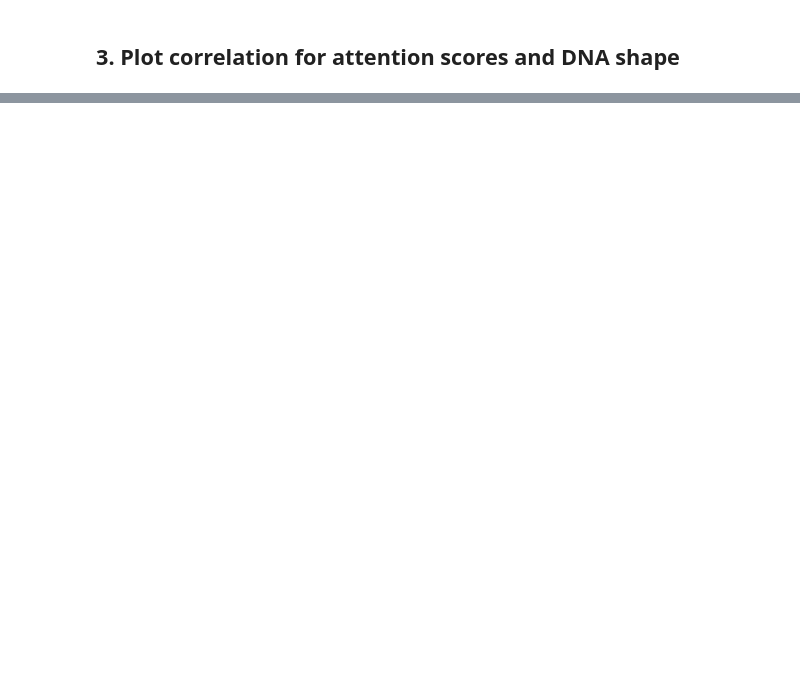
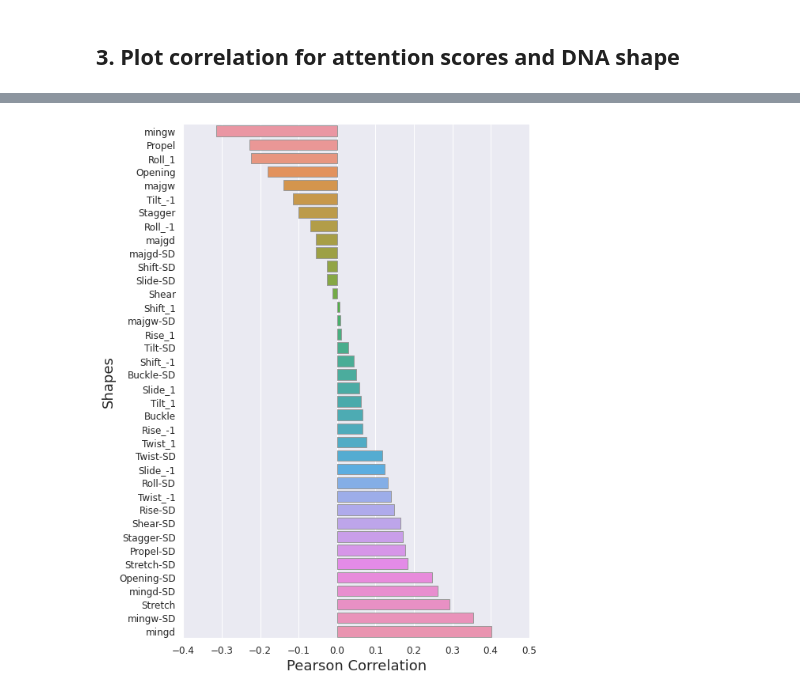
Before and after one commit to beckii0930/nucleosome_occupancy, a Jupyter notebook: tbinet_stuff/analyze_attention2.ipynb, the cells around one changed output, grey strips where cells are left out. Saved outputs shown, nothing was run; the diff lists cells and outputs as text; code cells hidden in the pictures; blank space fills up the shorter version.

```diff
--- a/tbinet_stuff/analyze_attention2.ipynb
+++ b/tbinet_stuff/analyze_attention2.ipynb
@@ -533,6 +690,0 @@ for seq in range(len(attention_outputs)):
-# %%
-# print(ordered_kmerCounts.keys())
-for k, _ in mapped_add.items():
-    r = reverse_complement(k)
-    v = mapped_add[k] / (kmerCounts[k] + kmerCounts[r])
-    mapped_add[k] = v
@@ -540,0 +707,6 @@ mapped
+# %%
+ordered_map_add_norm = normKmerCount_addReverse(ordered_map_add, kmerCounts)
+print(len(ordered_map_add_norm))
+print(len(ordered_map_add))
+ordered_map_add_norm0 = normKmerCount_addReverse(ordered_map_add0, kmerCounts0)
+ordered_map_add_norm1 = normKmerCount_addReverse(ordered_map_add1, kmerCounts1)
@@ -563,8 +746,11 @@ import matplotlib.pyplot
 
 # use added reverse complement score way
 attention_score = []
+attention_score_norm = []
+
 for k in tb.items(): # set values to the 5mer order as seen in tb
-    attention_score.append(mapped_add[k[0]])
+    attention_score.append(ordered_map_add[k[0]])
+    attention_score_norm.append(ordered_map_add_norm[k[0]])
 
 shape_df =  pd.DataFrame.from_dict(tb,orient='index', columns=['Shear', 'Stretch', 'Stagger', 'Buckle', 'Propel', 'Opening',
 'Shift_-1', 'Shift_1', 'Slide_-1', 'Slide_1', 'Rise_-1', 'Rise_1','Tilt_-1', 'Tilt_1',
@@ -574,8 +760,9 @@ shape_df =  pd.DataFrame.from_dict(tb,orient='index', columns=['Shear', 'Stretch
 'mingd-SD', 'majgw-SD', 'majgd-SD'])
 # print(shape_df)
 shape_df['attention_score'] = attention_score
+shape_df['attention_score_norm'] = attention_score_norm
 # print(shape_df)
-# sns.set_theme(style="darkgrid")
+sns.set_theme(style="darkgrid")
 
 # sns.pairplot(shape_df);
 # plt.title("Attension Score Correlation: \n5-mers vs. Reverse Complements", fontsize=15)
@@ -662,0 +792,48 @@ majgd-SD vs. attention_score | Pearson: -0.05546, P-value -0.05546 | R^2: 0.0030
+# %%
+#################### Add person correlation annotation All Normalized ###################
+from scipy import stats
+AllDNAshape = ['Shear', 'Stretch', 'Stagger', 'Buckle', 'Propel', 'Opening',
+'Shift_-1', 'Shift_1', 'Slide_-1', 'Slide_1', 'Rise_-1', 'Rise_1',
+            'Tilt_-1', 'Tilt_1',
+'Roll_-1', 'Roll_1', 'Twist_-1', 'Twist_1', 'mingw', 'mingd', 'majgw', 'majgd',
+'Shear-SD', 'Stretch-SD', 'Stagger-SD', 'Buckle-SD', 'Propel-SD', 'Opening-SD',
+'Shift-SD', 'Slide-SD', 'Rise-SD', 'Tilt-SD', 'Roll-SD', 'Twist-SD', 'mingw-SD',
+'mingd-SD', 'majgw-SD', 'majgd-SD']
+pearson=[]
+p_val=[]
+all_shape_df = {}
+for shape in AllDNAshape:
+    cor = stats.pearsonr(shape_df[shape], shape_df['attention_score_norm'])[0]
+    pval = stats.pearsonr(shape_df[shape], shape_df['attention_score_norm'])[0]
+    r2 = stats.pearsonr(shape_df[shape], shape_df['attention_score_norm'])[0]**2
+    all_shape_df[shape] = [cor]
+#     pearson.append(cor)
+#     p_val.append(pval)
+#     print(f"{shape} vs. attention_score | Pearson: {cor:.5f}, P-value {pval:.5f} | R^2: {r2:.5f}")
+
+df = pd.DataFrame.from_dict(all_shape_df, orient='index', columns=['Pearson'])
+df["Shapes"] =all_shape_df.keys()
+
+df = df.sort_values(by=['Pearson'])
+# df = df.T
+df_sorted = df
+# print(df_sorted)
+shape_ordered = df_sorted.keys()
+# f, ax = plt.subplots(figsize=(7, 3))
+
+ax = sns.catplot(y="Shapes",x="Pearson",data=df_sorted, kind="bar", edgecolor=".6", height=10, aspect=.8)
+ax.set_axis_labels("Pearson Correlation", "Shapes", fontsize=18)
+ax.set_yticklabels(fontsize=12)
+ax.set_xticklabels(fontsize=12)
+
+# plt.gcf().set_size_inches(35, 8)
+
+# ax.set_xticklabels(ax.get_xticklabels(),rotation = 30, fontsize=20)
+# ax.set_ylim(-0.6, 0.6)
+# ax.set_xlabel('Shape', fontsize=33)
+# ax.set_ylabel('Attention Score', fontsize=35)
+# ax.set_title("Average Shape Attention Score Correlations", fontsize=50)
+plt.tight_layout()
+plt.savefig( fig_path + 'shape_attention_corr_bar.png', dpi=200)
+# %% [output]
+[figure, added]
```
Also changed, not shown: parts of 54 cells of this notebook.
